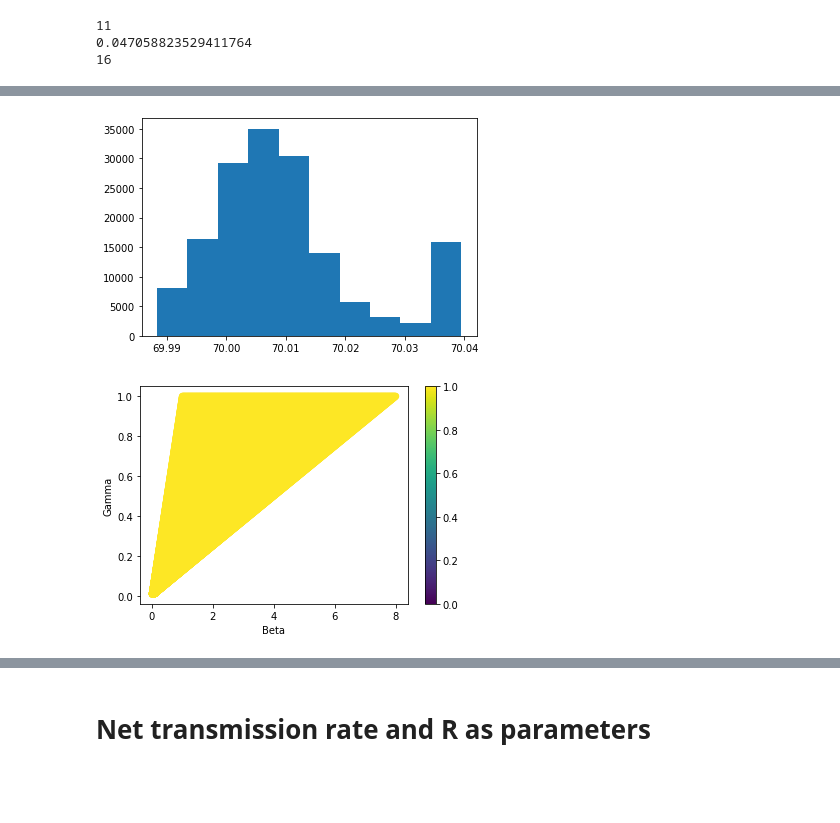
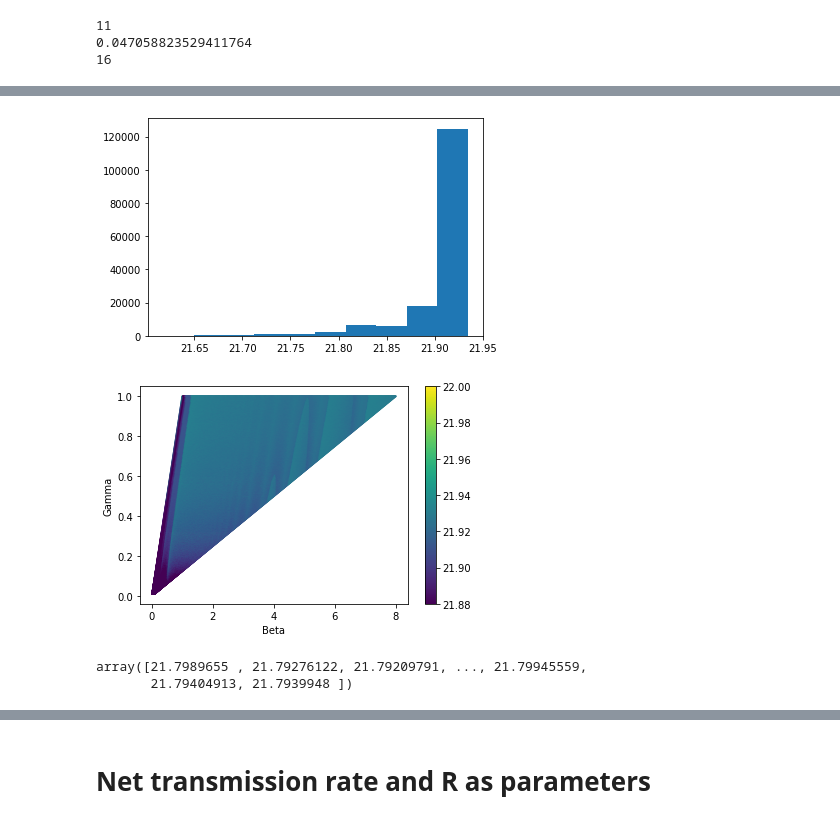
Before and after one commit to fanoja/Ecoli-R0, a Jupyter notebook: SIR simulation grid.ipynb, the cells around one changed output, grey strips where cells are left out. Drawn from its saved outputs; the diff is of its cells as text; code cells hidden in the pictures; blank space fills up the shorter version.

Commit message:
Tweaking real data visualization. Adding reparametrized model for real data.

```diff
--- a/SIR simulation grid.ipynb
+++ b/SIR simulation grid.ipynb
@@ -326,16 +330,16 @@ def get_distance_points(pairs, bsi_obs, sim_pars, summaries):
     return dists
 
 
-def scatter_distance_points(betas, gammas, dists, true_beta, true_gamma, ylab = "Gamma", xlab = "Beta", cutoff = 0.5):
+def scatter_distance_points(betas, gammas, dists, true_beta, true_gamma, ylab = "Gamma", xlab = "Beta", cutoff_upper = 1, cutoff_lower = 0):
 
-    sc = plt.scatter(betas, gammas, c = dists, cmap='plasma')
+    sc = plt.scatter(betas, gammas, c = dists, s = 1)
     if true_gamma != None and true_beta != None:
         plt.scatter(true_beta, true_gamma, c= "red", marker = "X")
     plt.xlabel(xlab)
     plt.ylabel(ylab)
     plt.colorbar(sc)
     sc.set_cmap('viridis') # 'plasma'
-    sc.set_clim(0, cutoff)
+    sc.set_clim(cutoff_lower, cutoff_upper)
     plt.show()
 
 
@@ -574,7 +581,7 @@ print(len(bsi_obs_data))
 16
 # %%
 pairs = get_valid_beta_gamma_pairs(400, 400, max_gamma = 1)
-dists_obs_data = get_distance_points(pairs, bsi_obs_data, sim_pars, [BSI_max, BSI_max_t])
+dists_obs_data = get_distance_points(pairs, bsi_obs_data, sim_pars_obs, [BSI_max, BSI_max_t])
 # %% [output]
 Iter: 0
 Iter: 1000
@@ -597,10 +604,15 @@ Iter: 159000
 plt.hist(dists_obs_data)
 plt.show()
 # %% [output]
-[figure, old version]
+[figure, new version]
 # %%
 # Visualisation
 
-scatter_distance_points(pairs[:,0], pairs[:,1], dists_obs_data, true_beta = None, true_gamma = None, cutoff = 1)
+scatter_distance_points(pairs[:,0], pairs[:,1], dists_obs_data, true_beta = None, true_gamma = None, cutoff_lower = 21.88, cutoff_upper = 22)
 # %% [output]
-[figure, old version]
+[figure, new version]
+# %%
+dists_obs_data[dists_obs_data < 21.8]
+# %% [output]
+array([21.7989655 , 21.79276122, 21.79209791, ..., 21.79945559,
+       21.79404913, 21.7939948 ])
```
Also changed, not shown: parts of 12 cells of this notebook.
